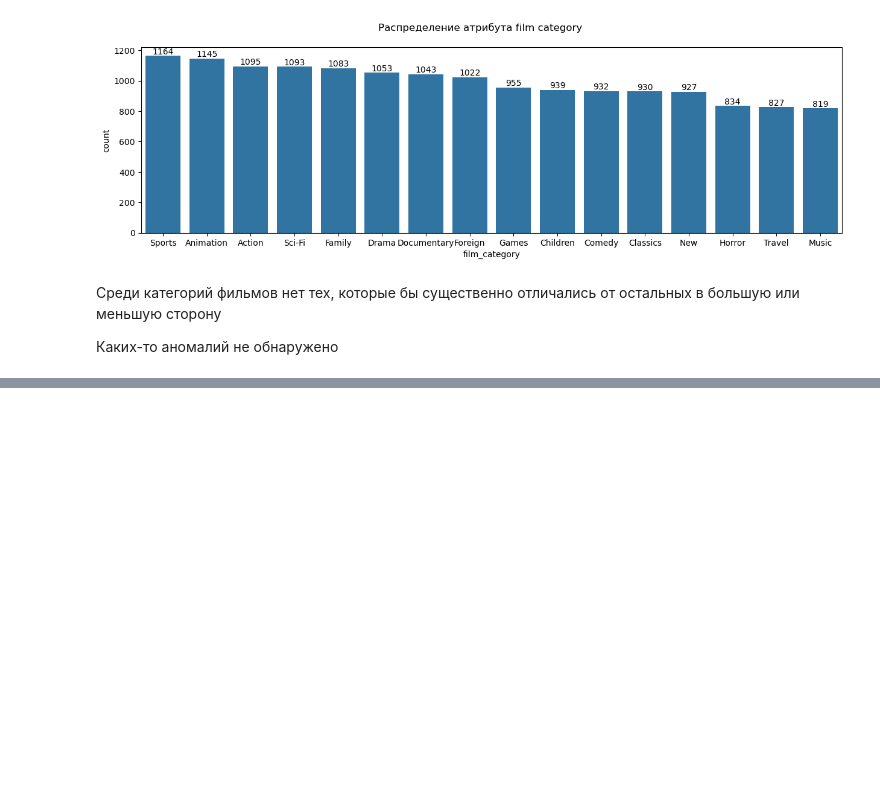
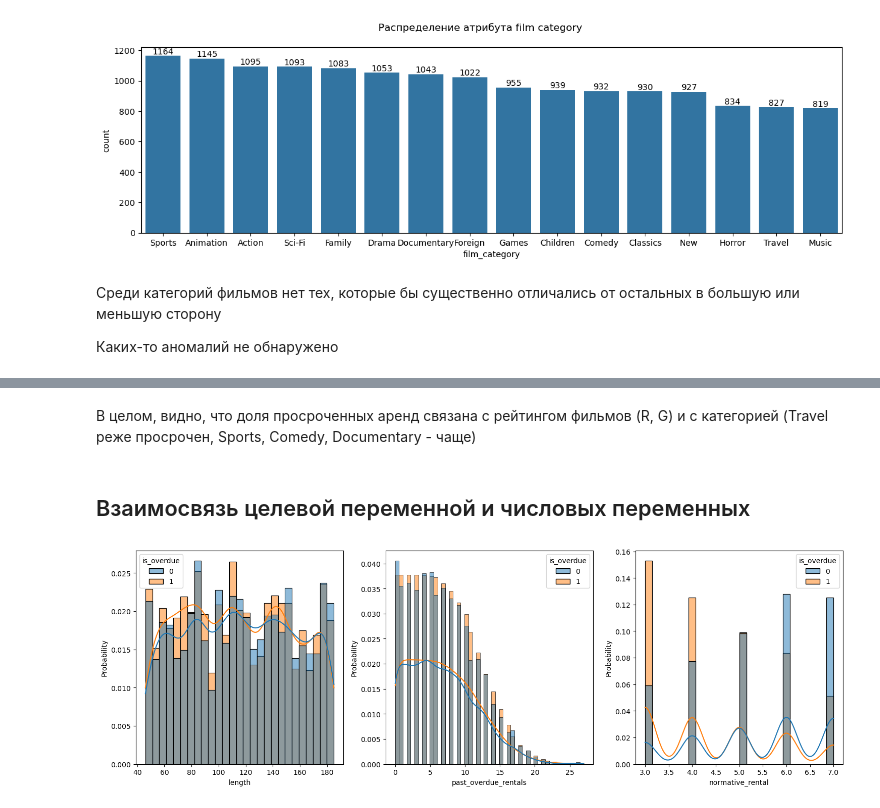
Before and after one commit to tea4erman/Innopolis-2026, a Jupyter notebook: Python/Innopolis_2026_AI_Architect_Attest_1_Sample.ipynb, the cells around one changed output, grey strips where cells are left out. Saved outputs shown, nothing was run; the diff lists cells and outputs as text; code cells hidden in the pictures; blank space fills up the shorter version.

```diff
--- a/Python/Innopolis_2026_AI_Architect_Attest_1_Sample.ipynb
+++ b/Python/Innopolis_2026_AI_Architect_Attest_1_Sample.ipynb
@@ -312,0 +367,13 @@ plt.show()
+# %% [markdown]
+В целом, видно, что доля просроченных аренд связана с рейтингом фильмов (R, G) и с категорией (Travel реже просрочен, Sports, Comedy, Documentary - чаще)
+# %% [markdown]
+## Взаимосвязь целевой переменной и числовых переменных
+# %%
+fig, ax = plt.subplots(1, 3, figsize = (15, 5))
+sns.histplot(x = "length", data = df, hue = "is_overdue", kde = True, ax = ax[0], stat = "probability")
+sns.histplot(x = "past_overdue_rentals", data = df, hue = "is_overdue", kde = True, ax = ax[1], stat = "probability")
+sns.histplot(x = "normative_rental", data = df, hue = "is_overdue", kde = True, ax = ax[2], stat = "probability")
+plt.tight_layout()
+plt.show()
+# %% [output]
+[figure, added]
```
Also changed, not shown: parts of 15 cells of this notebook.
